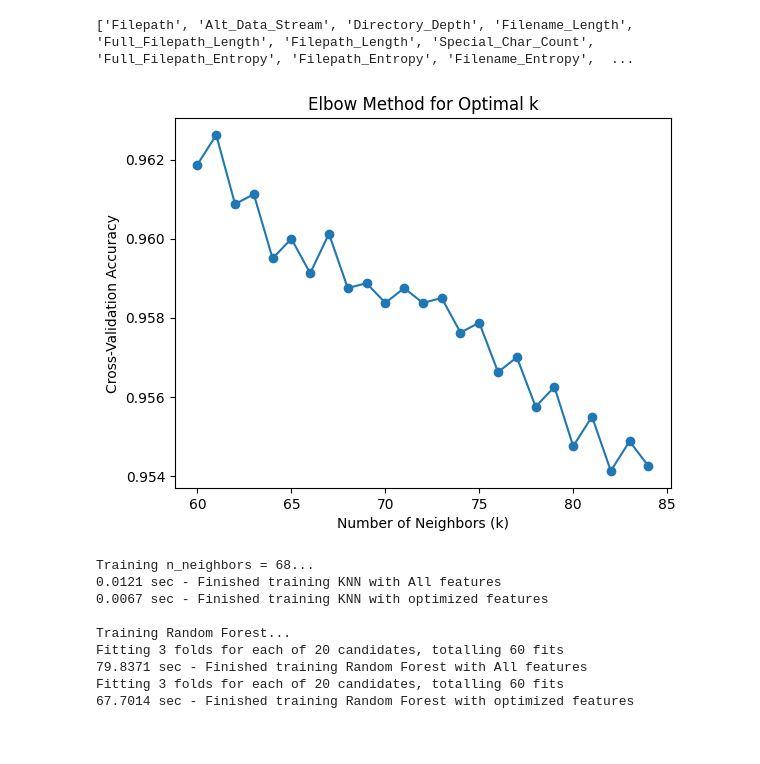
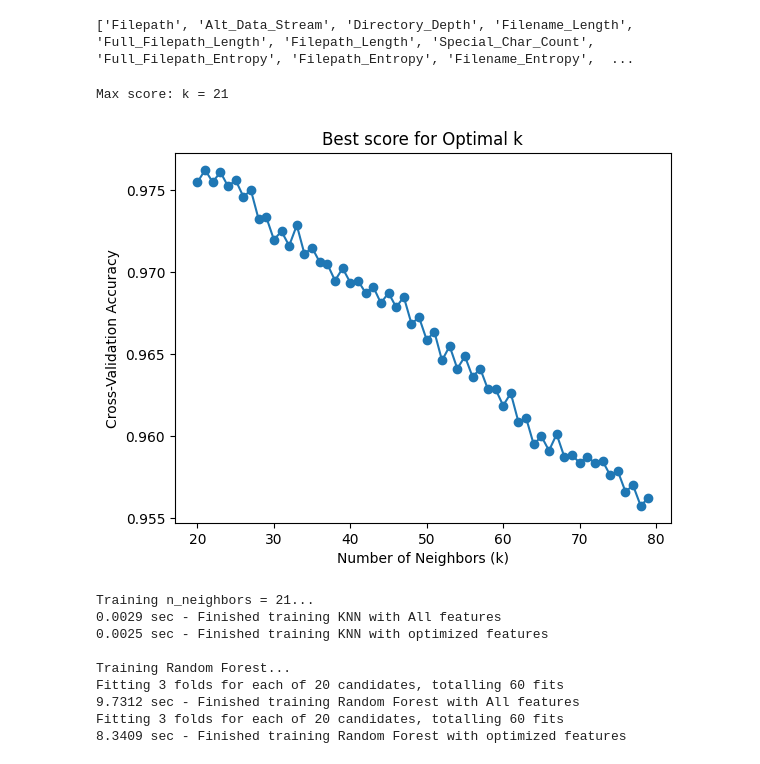
Before and after one commit to n000b3r/ML_Project, a Jupyter notebook: KNN_RF.ipynb, the cells around one changed output. Drawn from its saved outputs; the diff is of its cells as text; code cells hidden in the pictures.

```diff
--- a/KNN_RF.ipynb
+++ b/KNN_RF.ipynb
@@ -354,14 +354,15 @@ In this stage, we aim to optimize the performance of two machine learning models
 """
 
 
-k_values = range(60, 85)
+k_values = range(20, 80)
 scores = [cross_val_score(KNeighborsClassifier(n_neighbors=k), X_train, y_train, cv=5).mean() for k in k_values]
-
+max_score = scores.index(max(scores))+20
+print(f'Max score: k = {max_score}')
 
 plt.plot(k_values, scores, marker='o')
 plt.xlabel('Number of Neighbors (k)')
 plt.ylabel('Cross-Validation Accuracy')
-plt.title('Elbow Method for Optimal k')
+plt.title('Best score for Optimal k')
 plt.show()
 
 # Initialize Random Forest Classifier
@@ -372,34 +373,35 @@ rf_optimized = RandomForestClassifier()
 param_dist = {
     'bootstrap': [True],
     'max_depth': np.arange(2, 9),  # Use numpy range for efficiency
     'min_samples_leaf': [2, 3, 4],
     'min_samples_split': [8, 10, 12],
     'n_estimators': [100, 200, 300],
     'oob_score': [True]
 }
 
 # Randomized Search (searches only 20 random combinations instead of all)
 rf_random = RandomizedSearchCV(
     estimator=rf,
     param_distributions=param_dist,
     n_iter=20,  # Number of random trials (Adjust to balance speed & accuracy)
     cv=3,
     n_jobs=-1,
     verbose=2,
     random_state=42
 )
 
 rf_random_optimized = RandomizedSearchCV(
     estimator=rf_optimized,
     param_distributions=param_dist,
     n_iter=20,  # Number of random trials (Adjust to balance speed & accuracy)
     cv=3,
     n_jobs=-1,
     verbose=2,
     random_state=42
 )
 # %% [output]
+Max score: k = 21
-[figure, old version]
+[figure, new version]
 # %%
 """
 Model Training
@@ -419,7 +421,7 @@ The models are then trained on the training data, and their best configurations
 
 
 # Train KNN models
-n_neighbors = 68
+n_neighbors = max_score
 print(f"Training n_neighbors = {n_neighbors}...")
 # TODO: fit the data to train the model
 model = KNeighborsClassifier(n_neighbors=n_neighbors)
@@ -452,15 +454,15 @@ print(f'{time()-start_time:.4f} sec - Finished training Random Forest with optim
 best_rf = rf_random.best_estimator_
 best_rf_optimized = rf_random_optimized.best_estimator_
 # %% [output]
-Training n_neighbors = 68...
-0.0121 sec - Finished training KNN with All features
-0.0067 sec - Finished training KNN with optimized features
+Training n_neighbors = 21...
+0.0029 sec - Finished training KNN with All features
+0.0025 sec - Finished training KNN with optimized features
 
 Training Random Forest...
 Fitting 3 folds for each of 20 candidates, totalling 60 fits
-79.8371 sec - Finished training Random Forest with All features
+9.7312 sec - Finished training Random Forest with All features
 Fitting 3 folds for each of 20 candidates, totalling 60 fits
-67.7014 sec - Finished training Random Forest with optimized features
+8.3409 sec - Finished training Random Forest with optimized features
 # %%
 """
 Model Evaluation
```
Also changed, not shown: parts of 2 cells of this notebook.
